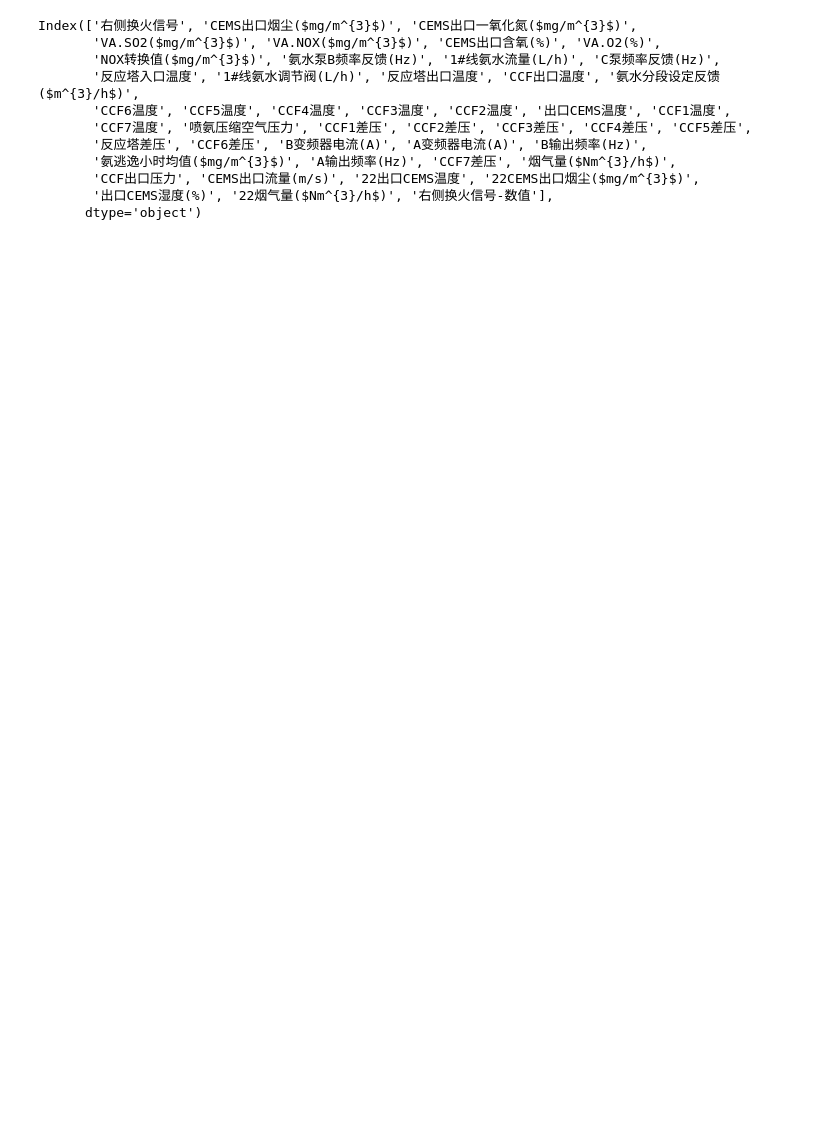
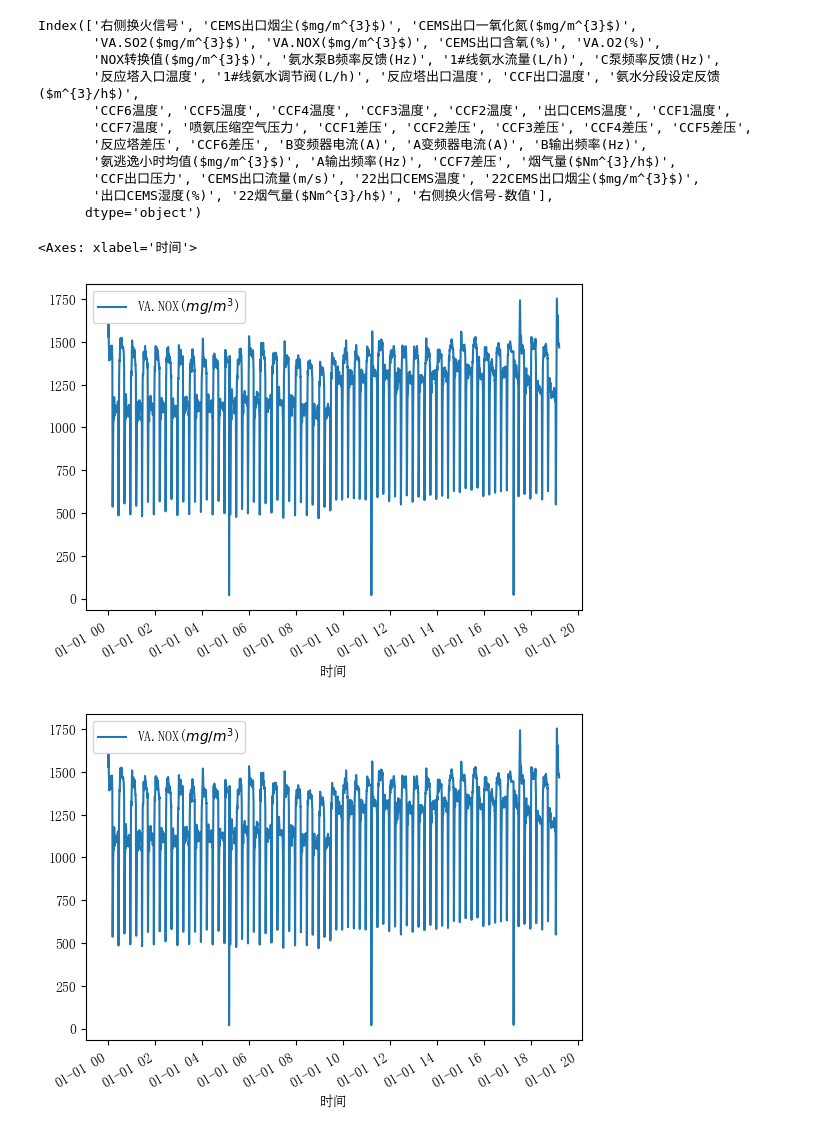
Before and after one commit to silent780/forecast_NO_emisson, a Jupyter notebook: LSTM.ipynb, the cells around one changed output. Drawn from its saved outputs; the diff is of its cells as text; code cells hidden in the pictures; blank space fills up the shorter version.

```diff
--- a/LSTM.ipynb
+++ b/LSTM.ipynb
@@ -31,6 +31,17 @@ Index(['右侧换火信号', 'CEMS出口烟尘($mg/m^{3}$)', 'CEMS出口一氧
        'CCF出口压力', 'CEMS出口流量(m/s)', '22出口CEMS温度', '22CEMS出口烟尘($mg/m^{3}$)',
        '出口CEMS湿度(%)', '22烟气量($Nm^{3}/h$)', '右侧换火信号-数值'],
       dtype='object')
+# %%
+one_data = raw_data["2024-01-01 00:00:00":"2024-01-01 23:59:59"]
+train_data = one_data[[r"VA.NOX($mg/m^{3}$)"]].iloc[:int(len(one_data)*0.8)] # 训练数据
+test_data = one_data[[r"VA.NOX($mg/m^{3}$)"]].iloc[int(len(one_data)*0.8):] # 测试数据
+
+train_data.plot()
+train_data.plot()
+# %% [output]
+<Axes: xlabel='时间'>
+[figure, added]
+[figure, added]
 # %%
 # 导入 pytorch 库
 import torch
```
